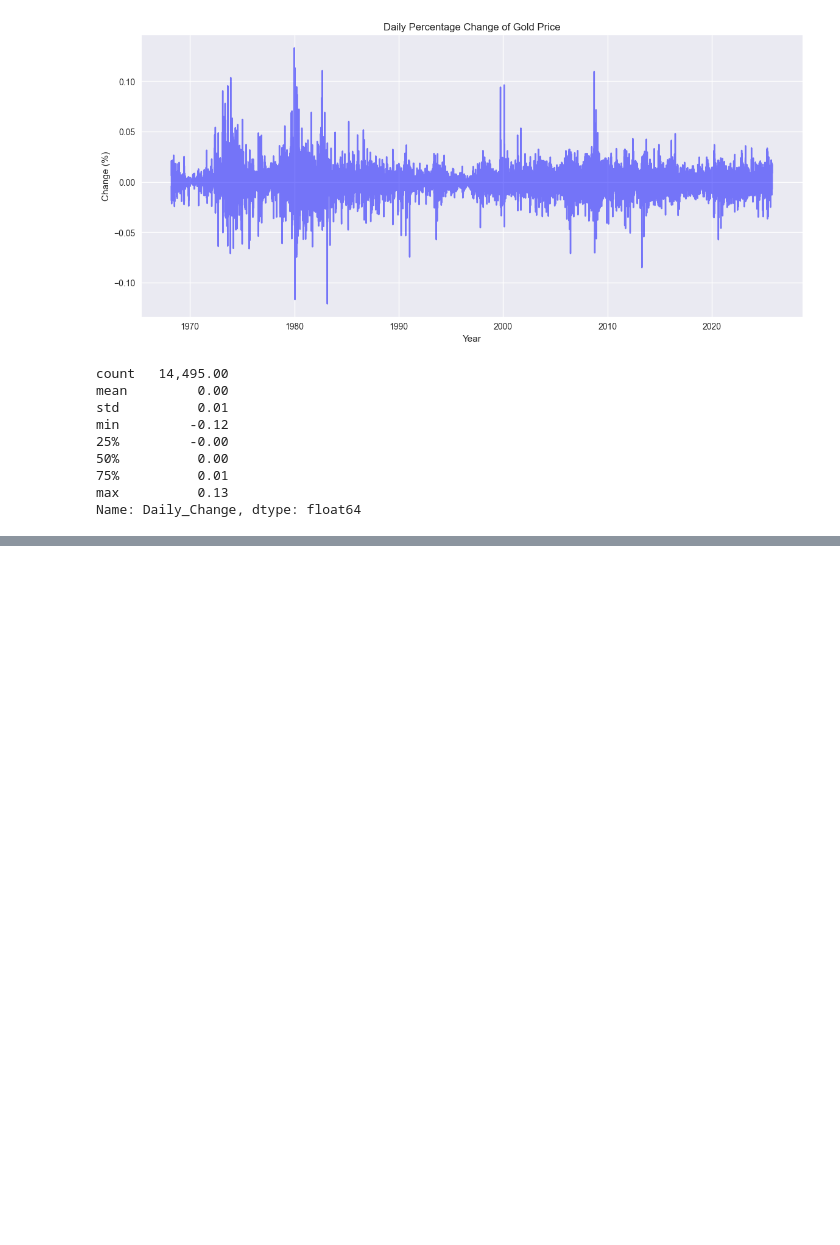
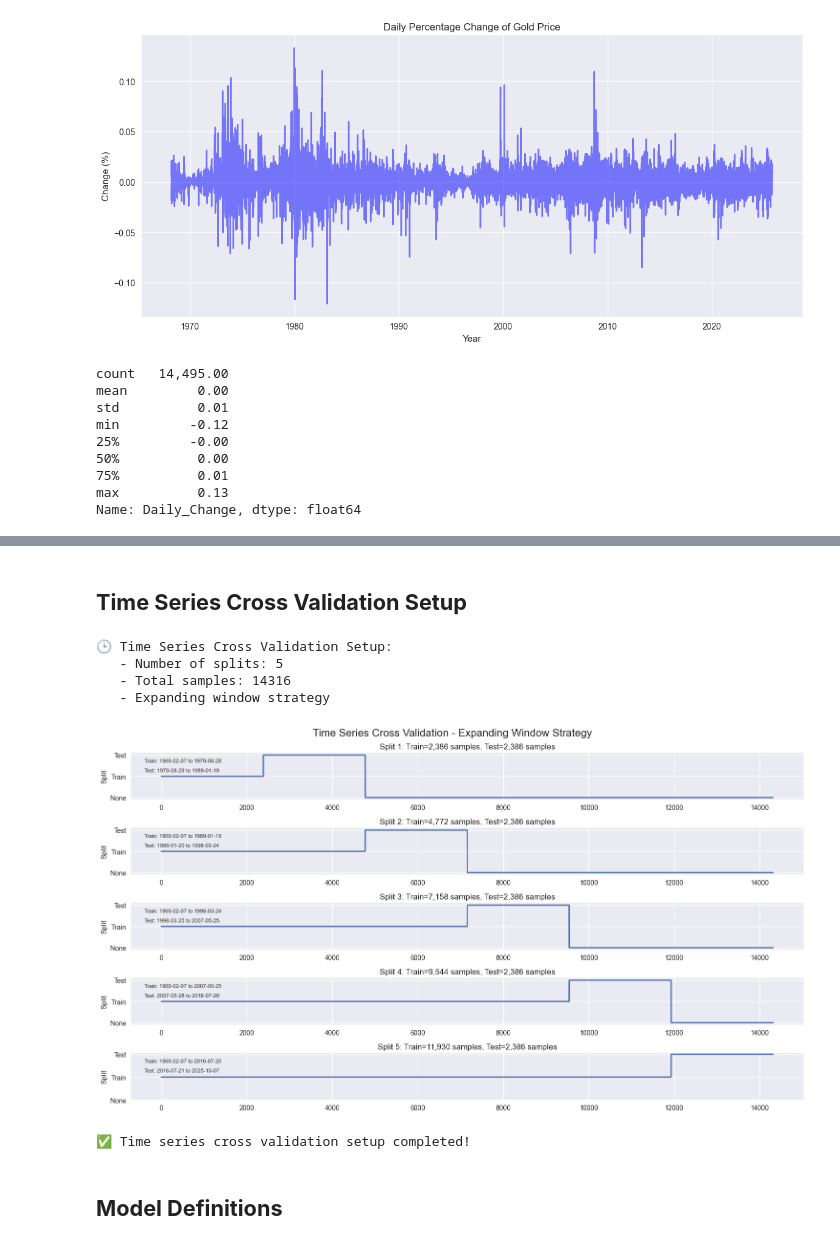
Before and after one commit to maybeitsai/gold-price-prediction, a Jupyter notebook: gold-forecasting.ipynb, the cells around one changed output, grey strips where cells are left out. Drawn from its saved outputs; the diff is of its cells as text; code cells hidden in the pictures; blank space fills up the shorter version.

Commit message:
Implement code changes to enhance functionality and improve performance

```diff
--- a/gold-forecasting.ipynb
+++ b/gold-forecasting.ipynb
@@ -1288,0 +467,20 @@ print("="*80)
+# %%
+# Function to calculate MAPE
+def mean_absolute_percentage_error(y_true, y_pred):
+    """Calculate Mean Absolute Percentage Error"""
+    return np.mean(np.abs((y_true - y_pred) / y_true)) * 100
+
+# Prepare features and target
+print(f"📊 Dataset shape before preprocessing: {df_feat.shape}")
+
+# Select feature columns (exclude Date, gold_price_usd, and other non-feature columns)
+feature_cols = [col for col in df_feat.columns if col not in ['Date', 'gold_price_usd', 'Daily_Change']]
+print(f"🔧 Total features selected: {len(feature_cols)}")
+
+# Prepare X (features) and y (target)
+X = df_feat[feature_cols].copy()
+y = df_feat['gold_price_usd'].copy()
+
+print(f"✅ Features (X): {X.shape}")
+print(f"✅ Target (y): {y.shape}")
+print(f"📅 Date range: {df_feat['Date'].min().date()} to {df_feat['Date'].max().date()}")
@@ -1288,0 +535,49 @@ print("="*80)
+# %% [markdown]
+## **Time Series Cross Validation Setup**
+# %%
+# Time Series Cross Validation with Expanding Window
+n_splits = 5  # Number of splits
+tscv = TimeSeriesSplit(n_splits=n_splits, test_size=None)
+
+print(f"🕒 Time Series Cross Validation Setup:")
+print(f"   - Number of splits: {n_splits}")
+print(f"   - Total samples: {len(X)}")
+print(f"   - Expanding window strategy")
+
+# Visualize the splits
+plt.figure(figsize=(15, 8))
+for i, (train_idx, test_idx) in enumerate(tscv.split(X)):
+    # Create a mask for visualization
+    mask = np.zeros(len(X))
+    mask[train_idx] = 1  # Training data
+    mask[test_idx] = 2   # Test data
+
+    plt.subplot(n_splits, 1, i+1)
+    plt.plot(mask, linewidth=2)
+    plt.title(f'Split {i+1}: Train={len(train_idx):,} samples, Test={len(test_idx):,} samples')
+    plt.ylabel('Split')
+    plt.yticks([0, 1, 2], ['None', 'Train', 'Test'])
+
+    # Add date information
+    train_start_date = df_feat.iloc[train_idx[0]]['Date'].strftime('%Y-%m-%d')
+    train_end_date = df_feat.iloc[train_idx[-1]]['Date'].strftime('%Y-%m-%d')
+    test_start_date = df_feat.iloc[test_idx[0]]['Date'].strftime('%Y-%m-%d')
+    test_end_date = df_feat.iloc[test_idx[-1]]['Date'].strftime('%Y-%m-%d')
+
+    plt.text(0.02, 0.8, f'Train: {train_start_date} to {train_end_date}', transform=plt.gca().transAxes, fontsize=8)
+    plt.text(0.02, 0.6, f'Test: {test_start_date} to {test_end_date}', transform=plt.gca().transAxes, fontsize=8)
+
+plt.tight_layout()
+plt.suptitle('Time Series Cross Validation - Expanding Window Strategy', fontsize=16, y=1.02)
+plt.show()
+
+print("✅ Time series cross validation setup completed!")
+# %% [output]
+🕒 Time Series Cross Validation Setup:
+   - Number of splits: 5
+   - Total samples: 14316
+   - Expanding window strategy
+[figure, added]
+✅ Time series cross validation setup completed!
+# %% [markdown]
+## **Model Definitions**
```
Also changed, not shown: parts of 102 cells of this notebook.
